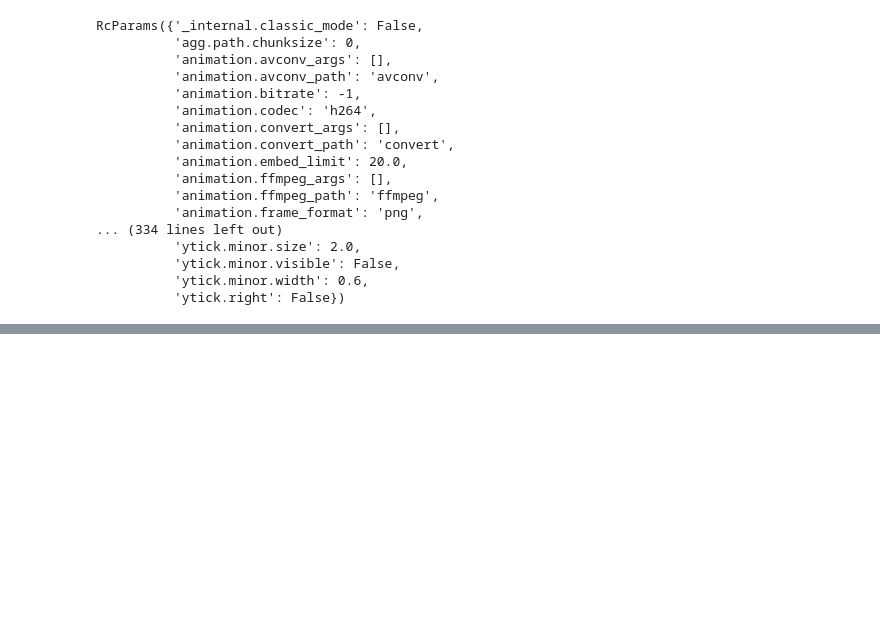
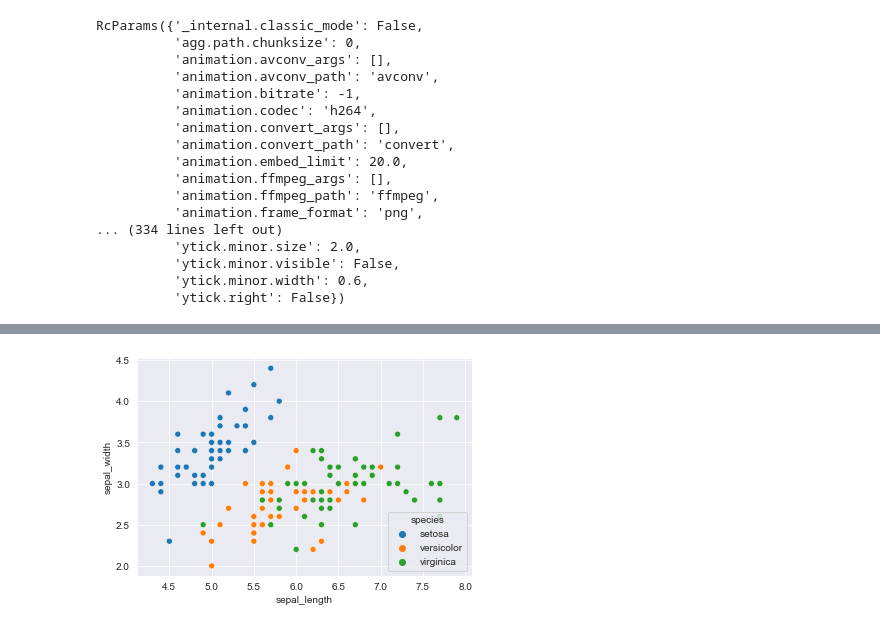
Before and after one commit to Walz194/jovian-data-viz, a Jupyter notebook: jovian_data_vis.ipynb, the cells around one changed output, grey strips where cells are left out. Drawn from its saved outputs; the diff is of its cells as text; code cells hidden in the pictures; blank space fills up the shorter version.

```diff
--- a/jovian_data_vis.ipynb
+++ b/jovian_data_vis.ipynb
@@ -117,0 +142,4 @@ RcParams({'_internal.classic_mode': False,
+# %%
+sns.scatterplot(data=flowers_df,x='sepal_length',y='sepal_width',hue='species');
+# %% [output]
+[figure, added]
```
Also changed, not shown: parts of 5 cells of this notebook.
